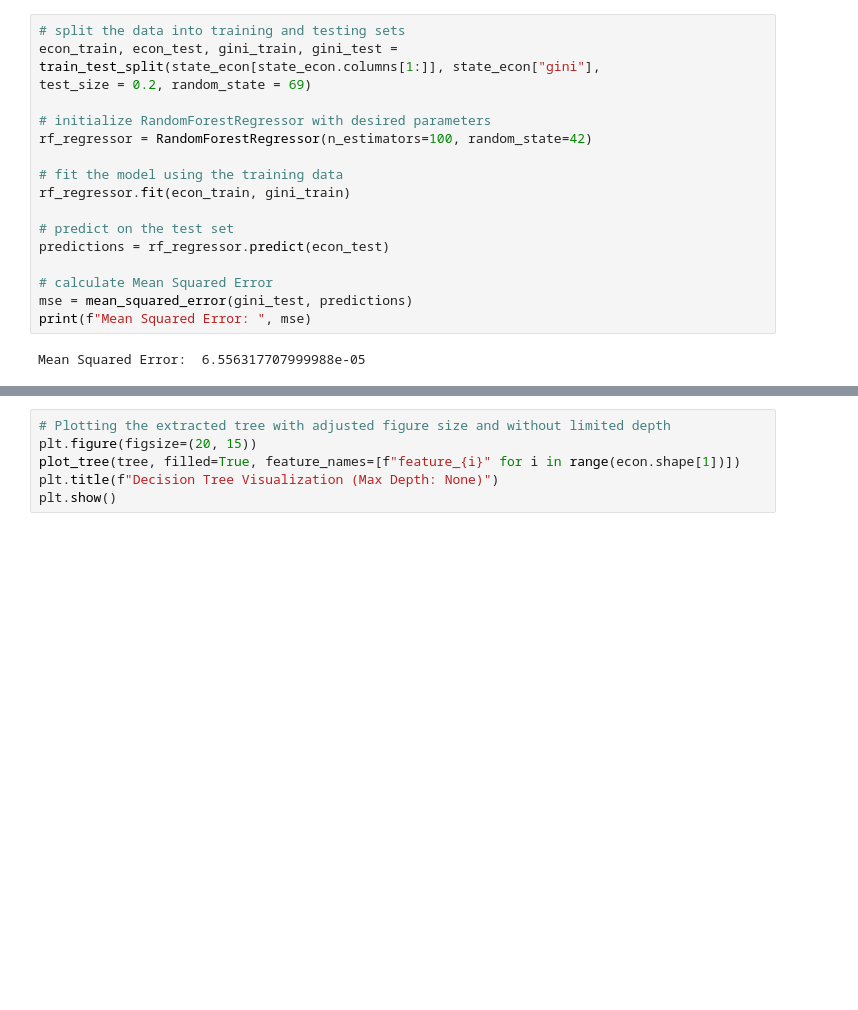
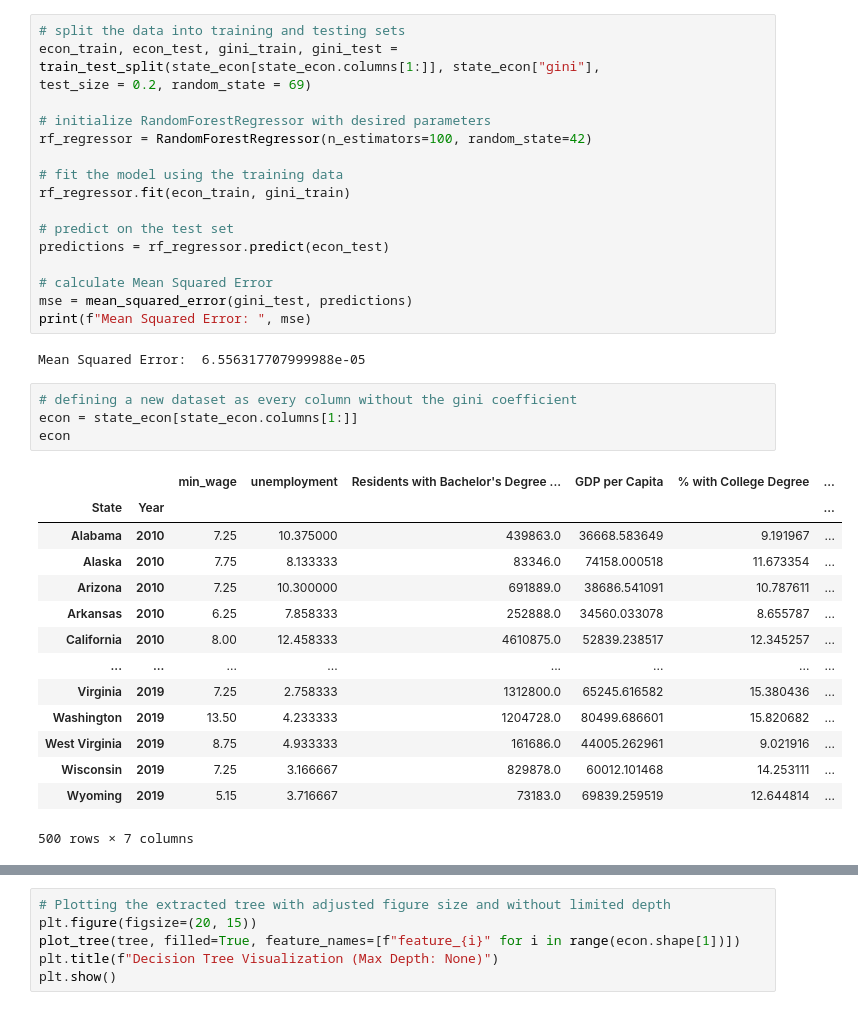
Before and after one commit to harshil0217/CMSE_Min_Wage_Project, a Jupyter notebook: Regression/Random_Forest_Regressor.ipynb, the cells around one changed output, grey strips where cells are left out. Cells and saved outputs as stored; diff of their text form; blank space fills up the shorter version.

```diff
--- a/Regression/Random_Forest_Regressor.ipynb
+++ b/Regression/Random_Forest_Regressor.ipynb
@@ -57,4 +57,23 @@ mse = mean_squared_error(gini_test, predictions)
 print(f"Mean Squared Error: ", mse)
 # %% [output]
 Mean Squared Error:  6.556317707999988e-05
+# %%
+# defining a new dataset as every column without the gini coefficient
+econ = state_econ[state_econ.columns[1:]]
+econ
+# %% [output]
+|  |  | min_wage | unemployment | Residents with Bachelor's Degree ... | GDP per Capita | % with College Degree | ... |
+| State | Year |  |  |  |  |  | ... |
+| Alabama | 2010 | 7.25 | 10.375000 | 439863.0 | 36668.583649 | 9.191967 | ... |
+| Alaska | 2010 | 7.75 | 8.133333 | 83346.0 | 74158.000518 | 11.673354 | ... |
+| Arizona | 2010 | 7.25 | 10.300000 | 691889.0 | 38686.541091 | 10.787611 | ... |
+| Arkansas | 2010 | 6.25 | 7.858333 | 252888.0 | 34560.033078 | 8.655787 | ... |
+| California | 2010 | 8.00 | 12.458333 | 4610875.0 | 52839.238517 | 12.345257 | ... |
+| ... | ... | ... | ... | ... | ... | ... | ... |
+| Virginia | 2019 | 7.25 | 2.758333 | 1312800.0 | 65245.616582 | 15.380436 | ... |
+| Washington | 2019 | 13.50 | 4.233333 | 1204728.0 | 80499.686601 | 15.820682 | ... |
+| West Virginia | 2019 | 8.75 | 4.933333 | 161686.0 | 44005.262961 | 9.021916 | ... |
+| Wisconsin | 2019 | 7.25 | 3.166667 | 829878.0 | 60012.101468 | 14.253111 | ... |
+| Wyoming | 2019 | 5.15 | 3.716667 | 73183.0 | 69839.259519 | 12.644814 | ... |
+500 rows × 7 columns
 # %%
```
Also changed, not shown: parts of 1 cell of this notebook.
